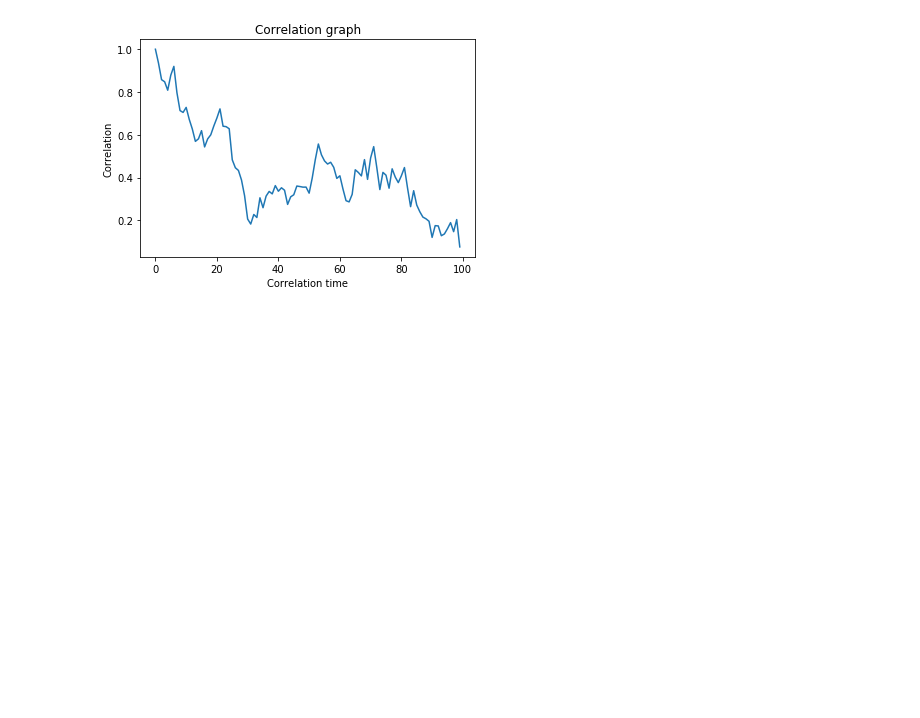
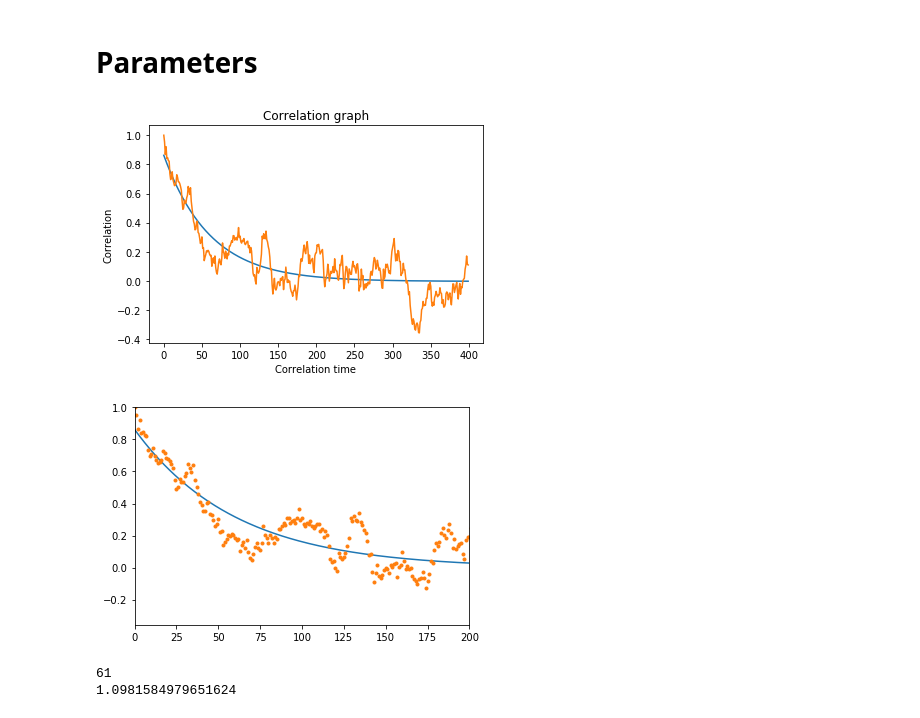
Before and after one commit to willrobs/ph353a3, a Jupyter notebook: Metropolis Algorithm.ipynb, the cells around one changed output. Drawn from its saved outputs; the diff is of its cells as text; code cells hidden in the pictures; blank space fills up the shorter version.

```diff
--- a/Metropolis Algorithm.ipynb
+++ b/Metropolis Algorithm.ipynb
@@ -258 +281,3 @@ def corr1(spring_const,mass,lattice_spacing,num_config,num_lat_points):
+# %% [markdown]
+# Parameters
 # %%
@@ -274,4 +300,16 @@ data(1.41,0.5,0.1,1000,100) #### spring_const,mass,lattice_spacing,num_config,nu
-# %%
-corr(1.41,0.5,0.1,1000,100) #### spring_const,mass,lattice_spacing,num_config,num_lat_points
-# %% [output]
-[figure, removed]
+# %%
+data(mu,m,a,num_iterations,lat_points) #### spring_const,mass,lattice_spacing,num_config,num_lat_points
+
+results=corr(mu,m,a,num_iterations,lat_points) #### spring_const,mass,lattice_spacing,num_config,num_lat_points
+bin_size=int(1/results[0][1] + 1)
+print(bin_size)
+
+binning(mu,m,a,num_iterations,lat_points,bin_size,results[2])
+#### spring_const,mass,lattice_spacing,num_config,num_lat_points,size_of_bin,raw_data
+
+calc(mu,m,a,num_iterations,lat_points) ####spring_const,mass,lattice_spacing,num_config,num_lat_points
+# %% [output]
+[figure, added]
+[figure, added]
+61
+1.0981584979651624
```
Also changed, not shown: parts of 13 cells of this notebook.
